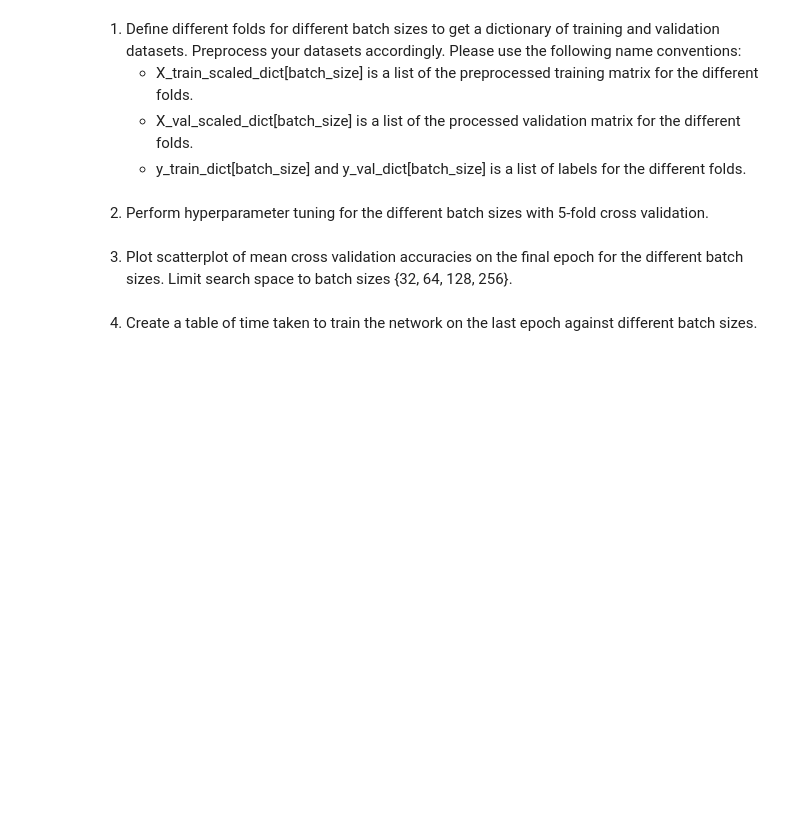
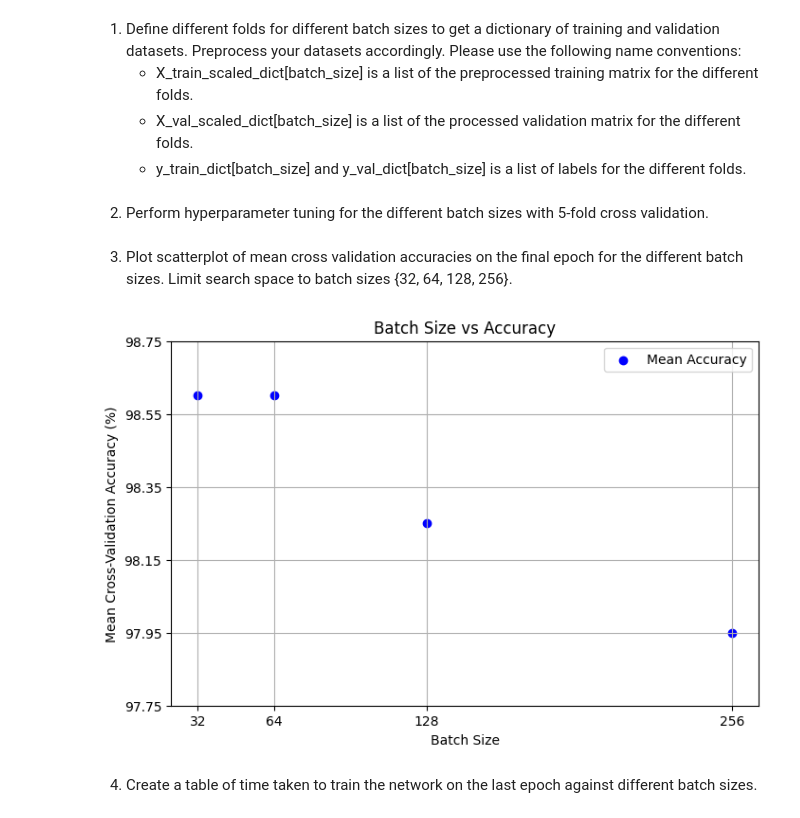
Before and after one commit to alan-wkm/SC4001_NNDL_2025_IndivAsg, a Jupyter notebook: PartA_Template.ipynb, the cells around one changed output. Cells and saved outputs as stored; diff of their text form; code cells hidden in the pictures; blank space fills up the shorter version.

```diff
--- a/PartA_Template.ipynb
+++ b/PartA_Template.ipynb
@@ -45,6 +74,24 @@ from common_utils import split_dataset, preprocess_dataset
 1. Define a Pytorch Dataset and Dataloaders.
 # %%
 # TODO: Enter your code here
+# Define Pytorch Dataset
+class AudioDataset(Dataset):
+    def __init__(self, features, labels):
+        self.features = torch.tensor(features, dtype=torch.float32)
+        self.labels = torch.tensor(labels, dtype=torch.float32).unsqueeze(-1)
+
+    def __len__(self):
+        return len(self.labels)
+
+    def __getitem__(self, idx):
+        return self.features[idx], self.labels[idx]
+
+# Create data loaders
+train_dataset = AudioDataset(X_train_scaled, y_train)
+test_dataset = AudioDataset(X_test_scaled, y_test)
+
+train_loader = DataLoader(train_dataset, batch_size=128, shuffle=True)
+test_loader = DataLoader(test_dataset, batch_size=128, shuffle=False)
 # %% [markdown]
 2. Next, define the model, optimizer and loss function.
 # %%
@@ -90,6 +368,26 @@ To reduce repeated code, you may need to place the network (MLP defined in QA1)
 3. Plot scatterplot of mean cross validation accuracies on the final epoch for the different batch sizes. Limit search space to batch sizes {32, 64, 128, 256}.
 # %%
 # TODO: Enter your code here
+batch_sizes_list = list(results.keys())
+mean_accuracies = [results[bs]["mean_accuracy"] * 100 for bs in batch_sizes_list]
+mean_times = [results[bs]["mean_time"] for bs in batch_sizes_list]
+
+# Plot acc
+plt.figure(figsize=(8, 5))
+plt.scatter(batch_sizes_list, mean_accuracies, color='blue', label="Mean Accuracy")
+
+# Format x and y labels
+plt.xlabel("Batch Size")
+plt.xticks(batch_sizes_list)
+plt.ylabel("Mean Cross-Validation Accuracy (%)")
+plt.yticks(np.arange(min(mean_accuracies) - 0.2, max(mean_accuracies) + 0.2, 0.2))  # Make even
+
+plt.title("Batch Size vs Accuracy")
+plt.grid(True)
+plt.legend()
+plt.show()
+# %% [output]
+[figure, added]
 # %% [markdown]
 4. Create a table of time taken to train the network on the last epoch against different batch sizes.
 # %%
```
Also changed, not shown: parts of 24 cells of this notebook, 34 other files.
